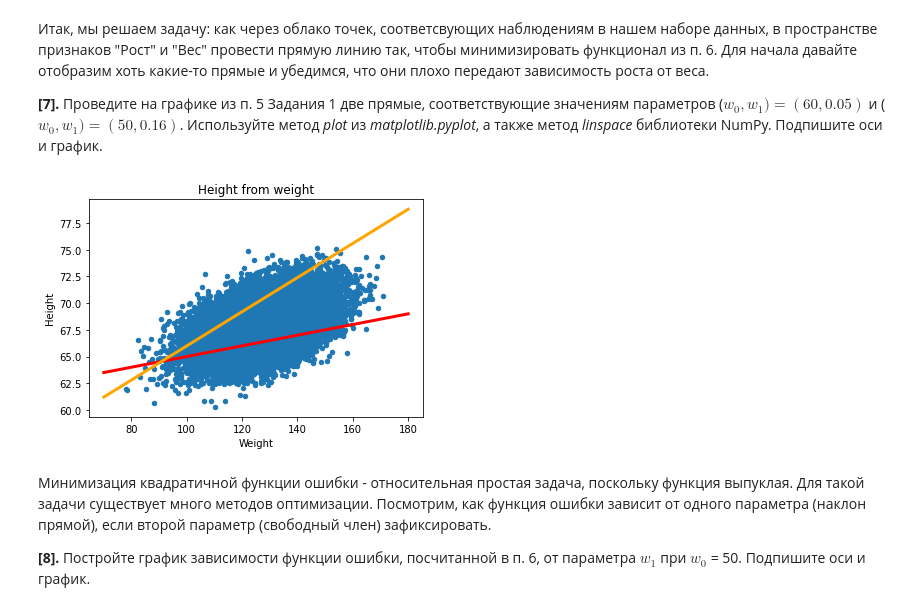
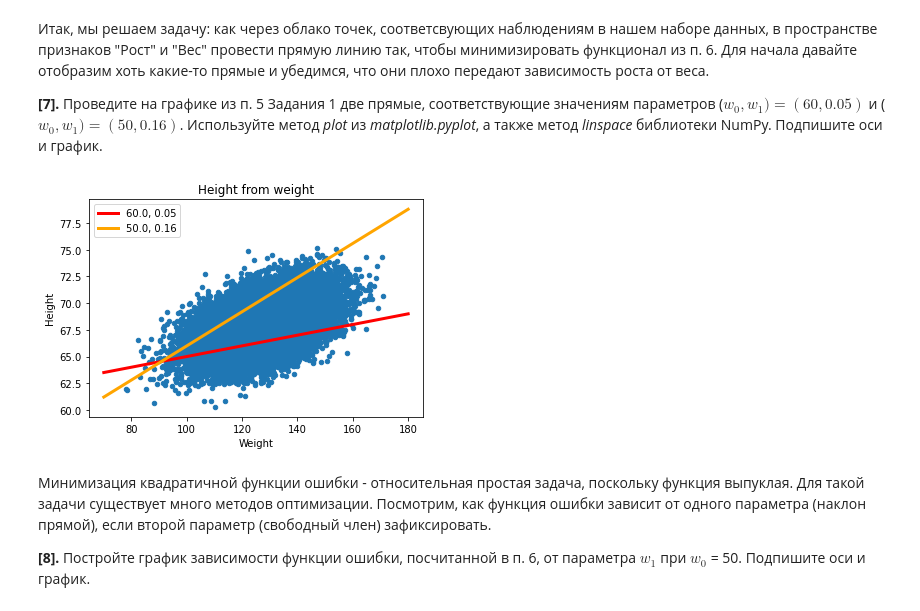
Before and after one commit to ShkalikovOleh/MLDA, a Jupyter notebook: Supervised learning/Week 1/Linear Regression Height Prediction.ipynb, the cells around one changed output. Saved outputs shown, nothing was run; the diff lists cells and outputs as text; code cells hidden in the pictures.

Commit message:
Add weights value to the plot

```diff
--- a/Supervised learning/Week 1/Linear Regression Height Prediction.ipynb
+++ b/Supervised learning/Week 1/Linear Regression Height Prediction.ipynb
@@ -161,18 +161,19 @@ def squared_lreg(w : np.ndarray, x : np.ndarray, y : np.ndarray):
 # %%
 # Ваш код здесь
 
 def plot_lreg(w, weights=data.Weight, heights=data.Height, color='orange'):
     x = np.linspace(70,180)
     y = lreg(w, x)
-    plt.plot(x, y, linewidth=3, c=color)
-
+    plt.plot(x, y, linewidth=3, c=color, \
+             label=f"{round(w[0], 3)}, {round(w[1], 3)}")
+    plt.legend()
 
 
 plot_scatter()
 plot_lreg(np.array([60, 0.05]), color='red')
 plot_lreg(np.array([50, 0.16]))
 # %% [output]
-[figure, old version]
+[figure, new version]
 # %% [markdown]
 Минимизация квадратичной функции ошибки - относительная простая задача, поскольку функция выпуклая. Для такой задачи существует много методов оптимизации. Посмотрим, как функция ошибки зависит от одного параметра (наклон прямой), если второй параметр (свободный член) зафиксировать.
 
```
Also changed, not shown: parts of 2 cells of this notebook.
